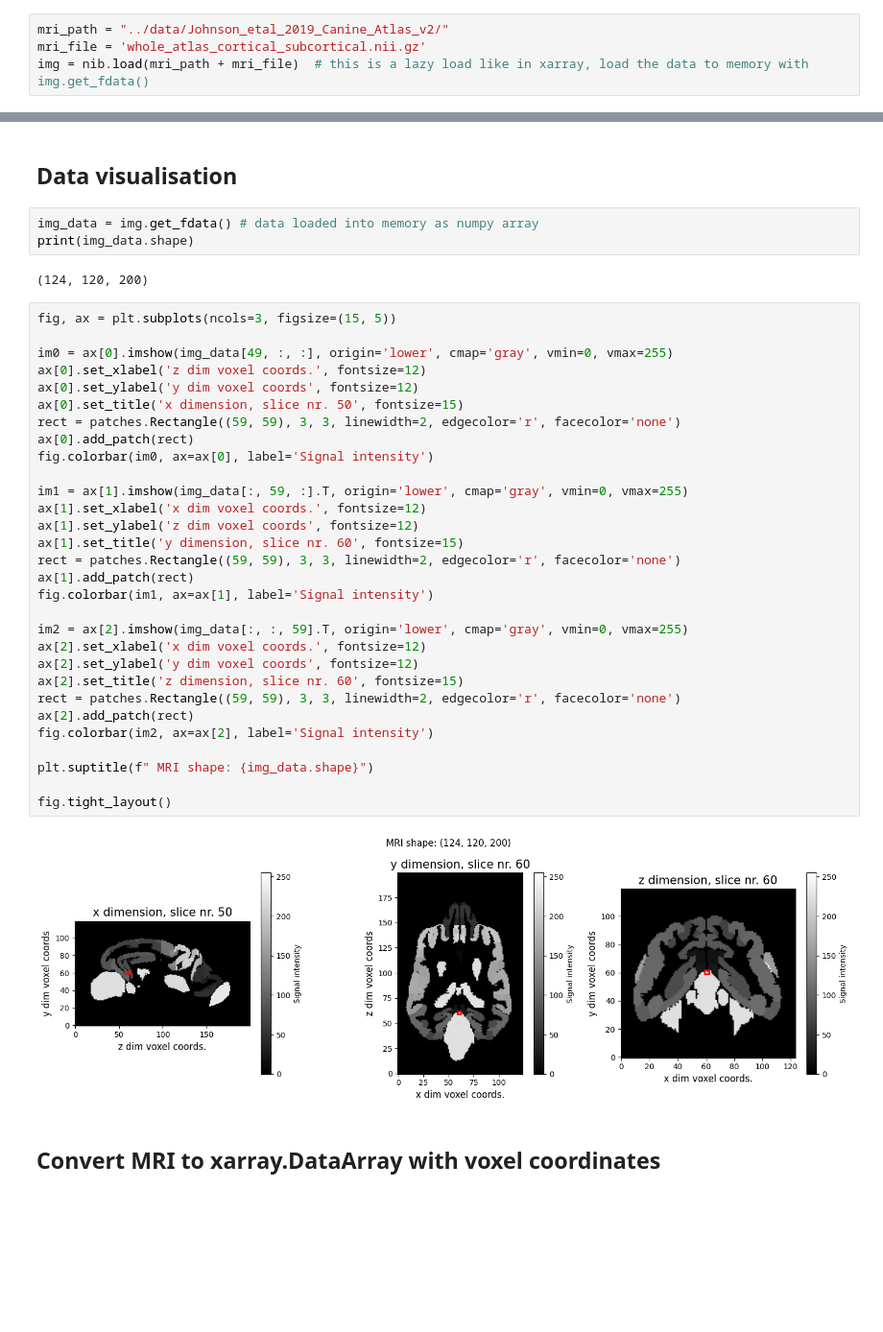
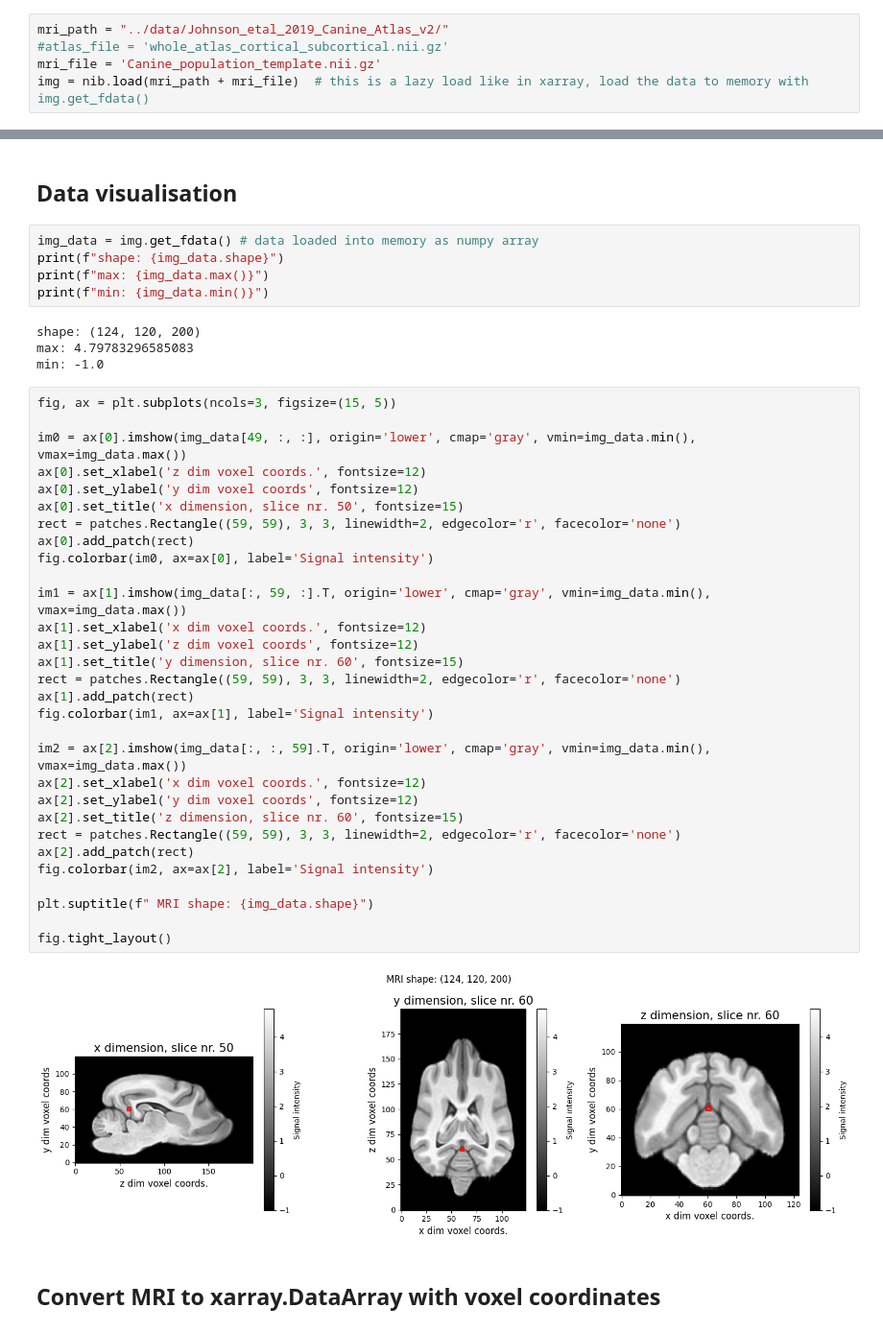
Before and after one commit to mleiwe/PathologyRegistrationPipeline, a Jupyter notebook: notebooks/20241127_FS_MRI_add_coords.ipynb, the cells around one changed output, grey strips where cells are left out. Shown: that part at 96% size. Cells and saved outputs as stored; diff of their text form; blank space fills up the shorter version.

```diff
--- a/notebooks/20241127_FS_MRI_add_coords.ipynb
+++ b/notebooks/20241127_FS_MRI_add_coords.ipynb
@@ -28,7 +25,8 @@ np.set_printoptions(suppress=True, precision=4)  # suppresses scientific notatio
 ## Lazy load data
 # %%
 mri_path = "../data/Johnson_etal_2019_Canine_Atlas_v2/"
-mri_file = 'whole_atlas_cortical_subcortical.nii.gz'
+#atlas_file = 'whole_atlas_cortical_subcortical.nii.gz'
+mri_file = 'Canine_population_template.nii.gz'
 img = nib.load(mri_path + mri_file)  # this is a lazy load like in xarray, load the data to memory with img.get_fdata()
 # %%
 print(type(img))
@@ -76,41 +74,45 @@ unit of measurements: ('mm', 'sec')
 ## Data visualisation
 # %%
 img_data = img.get_fdata() # data loaded into memory as numpy array
-print(img_data.shape)
+print(f"shape: {img_data.shape}")
+print(f"max: {img_data.max()}")
+print(f"min: {img_data.min()}")
 # %% [output]
-(124, 120, 200)
+shape: (124, 120, 200)
+max: 4.79783296585083
+min: -1.0
 # %%
 fig, ax = plt.subplots(ncols=3, figsize=(15, 5))
 
-im0 = ax[0].imshow(img_data[49, :, :], origin='lower', cmap='gray', vmin=0, vmax=255)
+im0 = ax[0].imshow(img_data[49, :, :], origin='lower', cmap='gray', vmin=img_data.min(), vmax=img_data.max())
 ax[0].set_xlabel('z dim voxel coords.', fontsize=12)
 ax[0].set_ylabel('y dim voxel coords', fontsize=12)
 ax[0].set_title('x dimension, slice nr. 50', fontsize=15)
 rect = patches.Rectangle((59, 59), 3, 3, linewidth=2, edgecolor='r', facecolor='none')
 ax[0].add_patch(rect)
 fig.colorbar(im0, ax=ax[0], label='Signal intensity')
 
-im1 = ax[1].imshow(img_data[:, 59, :].T, origin='lower', cmap='gray', vmin=0, vmax=255)
+im1 = ax[1].imshow(img_data[:, 59, :].T, origin='lower', cmap='gray', vmin=img_data.min(), vmax=img_data.max())
 ax[1].set_xlabel('x dim voxel coords.', fontsize=12)
 ax[1].set_ylabel('z dim voxel coords', fontsize=12)
 ax[1].set_title('y dimension, slice nr. 60', fontsize=15)
 rect = patches.Rectangle((59, 59), 3, 3, linewidth=2, edgecolor='r', facecolor='none')
 ax[1].add_patch(rect)
 fig.colorbar(im1, ax=ax[1], label='Signal intensity')
 
-im2 = ax[2].imshow(img_data[:, :, 59].T, origin='lower', cmap='gray', vmin=0, vmax=255)
+im2 = ax[2].imshow(img_data[:, :, 59].T, origin='lower', cmap='gray', vmin=img_data.min(), vmax=img_data.max())
 ax[2].set_xlabel('x dim voxel coords.', fontsize=12)
 ax[2].set_ylabel('y dim voxel coords', fontsize=12)
 ax[2].set_title('z dimension, slice nr. 60', fontsize=15)
 rect = patches.Rectangle((59, 59), 3, 3, linewidth=2, edgecolor='r', facecolor='none')
 ax[2].add_patch(rect)
 fig.colorbar(im2, ax=ax[2], label='Signal intensity')
 
 plt.suptitle(f" MRI shape: {img_data.shape}")
 
 fig.tight_layout()
 # %% [output]
-[figure, old version]
+[figure, new version]
 # %% [markdown]
 ## Convert MRI to xarray.DataArray with voxel coordinates
 # %%
```
Also changed, not shown: parts of 7 cells of this notebook.
